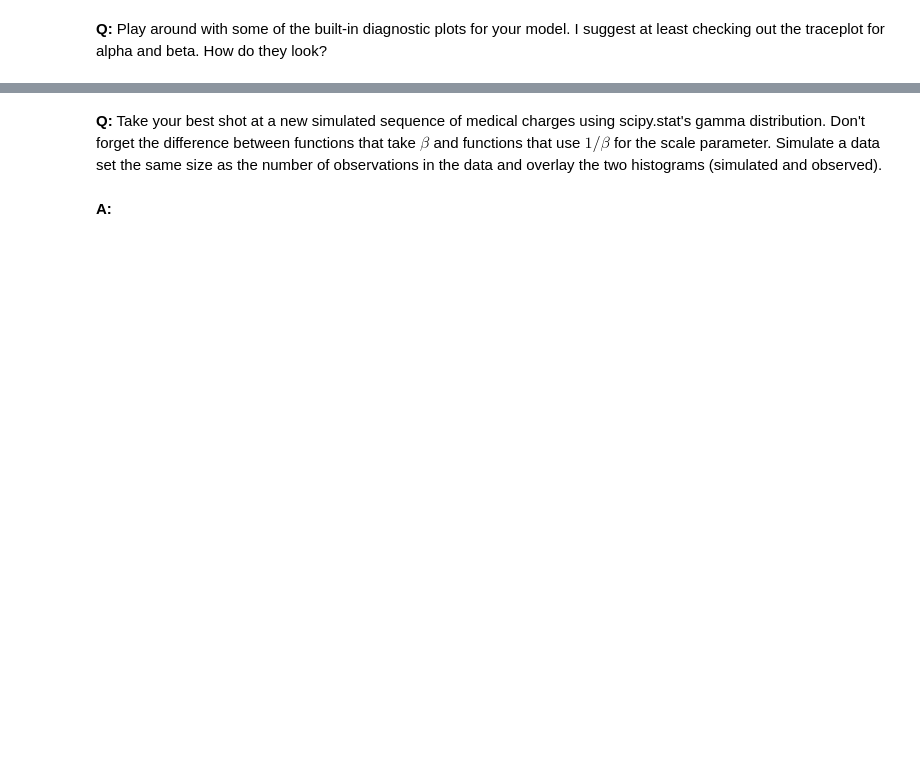
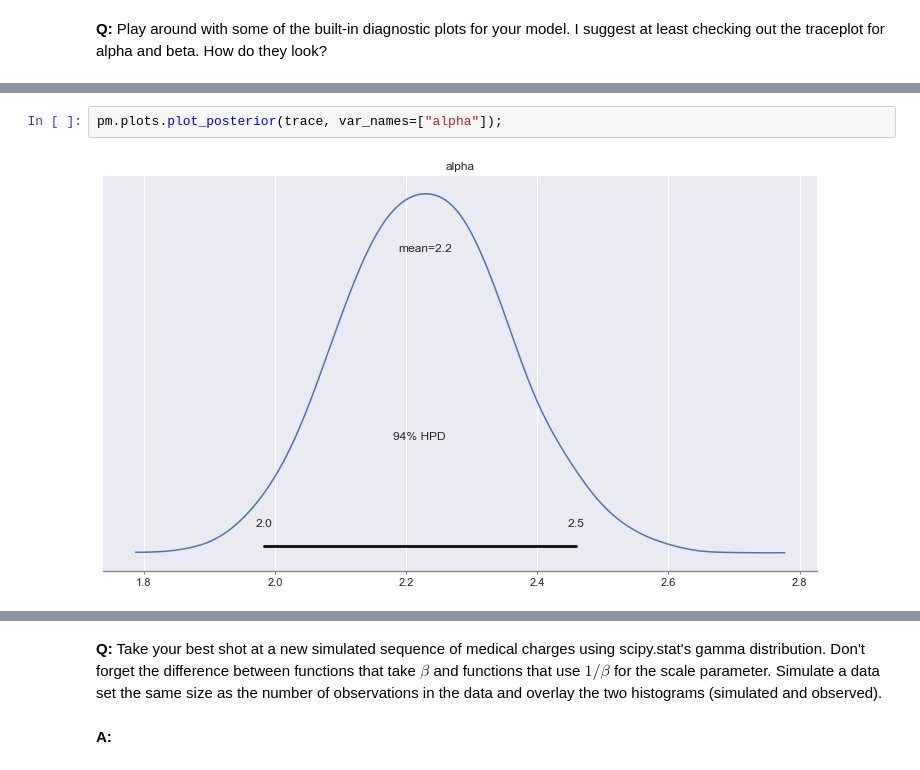
Before and after one commit to dfarkins/Springboard, a Jupyter notebook: Inferential_Statistics_Project3/inferential_statistics_3-Q.ipynb, the cells around one changed output, grey strips where cells are left out. Saved outputs shown, nothing was run; the diff lists cells and outputs as text; blank space fills up the shorter version.

```diff
--- a/Inferential_Statistics_Project3/inferential_statistics_3-Q.ipynb
+++ b/Inferential_Statistics_Project3/inferential_statistics_3-Q.ipynb
@@ -165,0 +195,4 @@ pm.plots.autocorrplot(trace, var_names=["gamma"]);
+# %%
+pm.plots.plot_posterior(trace, var_names=["alpha"]);
+# %% [output]
+[figure, added]
```
Also changed, not shown: parts of 11 cells of this notebook.
